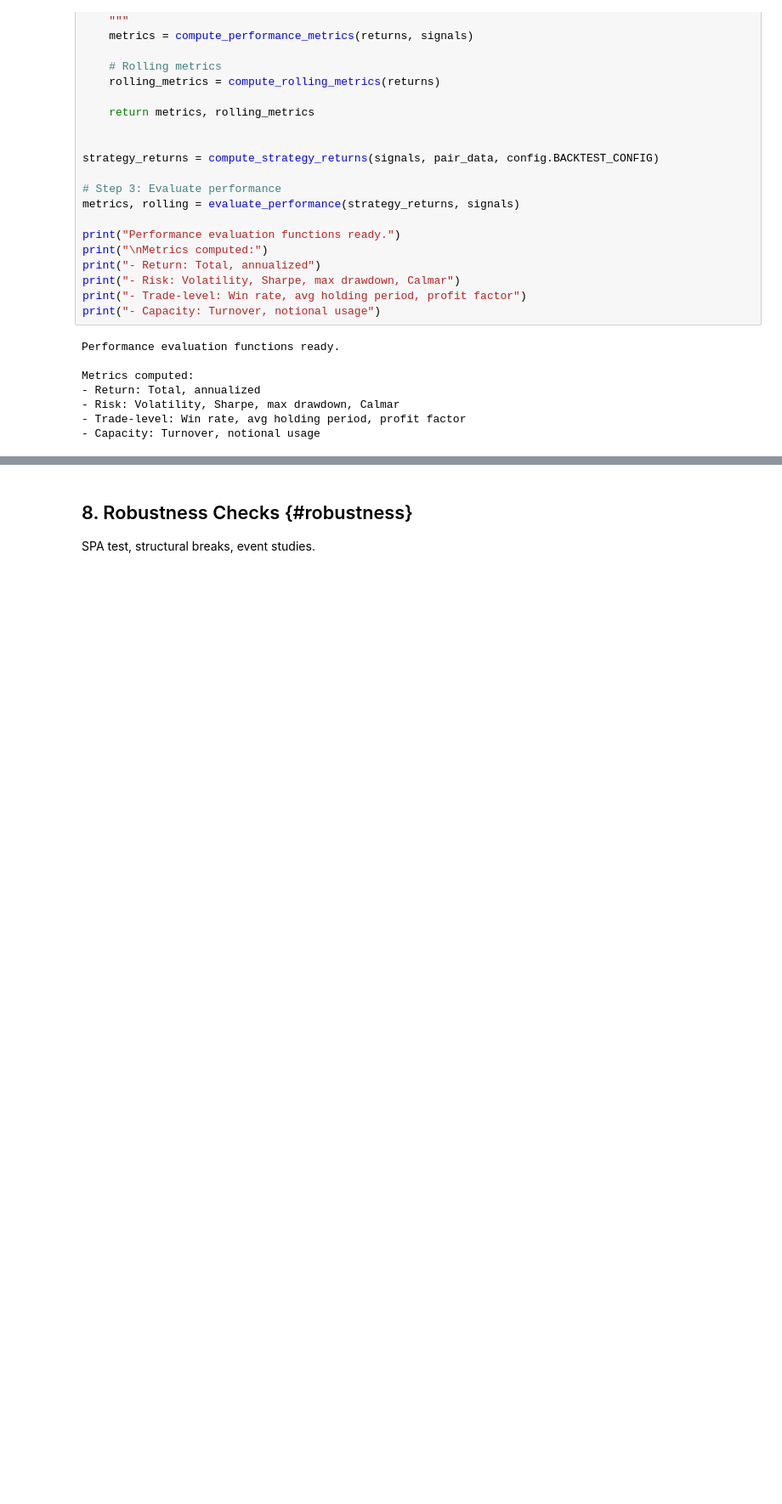
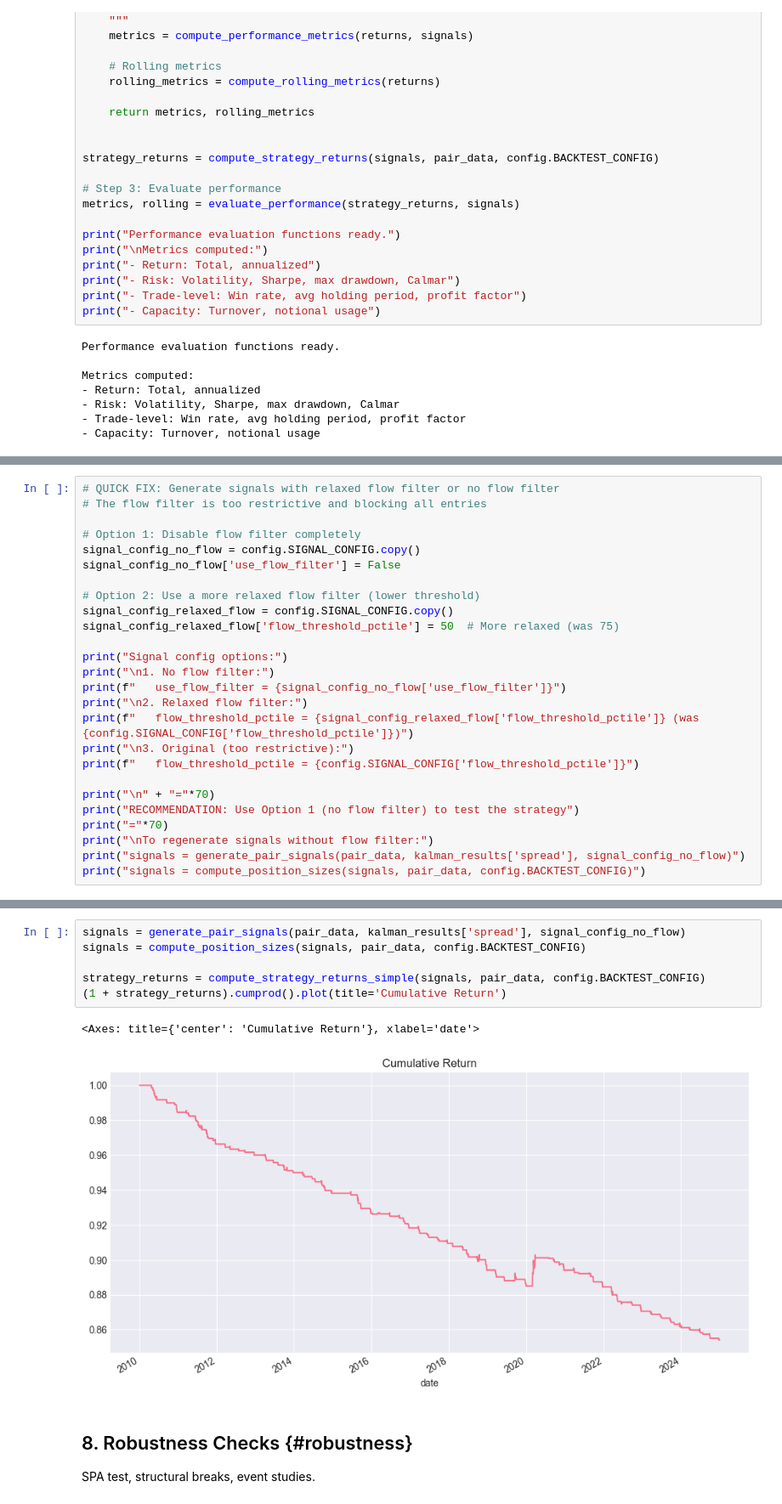
Before and after one commit to chalakorn49265/Statistical-Arbitrage-Group9, a Jupyter notebook: project/final_proj.ipynb, the cells around one changed output, grey strips where cells are left out. Shown at 85% size. Cells and saved outputs as stored; diff of their text form; blank space fills up the shorter version.

```diff
--- a/project/final_proj.ipynb
+++ b/project/final_proj.ipynb
@@ -564,0 +929,26 @@ metrics
+# %%
+# QUICK FIX: Generate signals with relaxed flow filter or no flow filter
+# The flow filter is too restrictive and blocking all entries
+
+# Option 1: Disable flow filter completely
+signal_config_no_flow = config.SIGNAL_CONFIG.copy()
+signal_config_no_flow['use_flow_filter'] = False
+
+# Option 2: Use a more relaxed flow filter (lower threshold)
+signal_config_relaxed_flow = config.SIGNAL_CONFIG.copy()
+signal_config_relaxed_flow['flow_threshold_pctile'] = 50  # More relaxed (was 75)
+
+print("Signal config options:")
+print("\n1. No flow filter:")
+print(f"   use_flow_filter = {signal_config_no_flow['use_flow_filter']}")
+print("\n2. Relaxed flow filter:")
+print(f"   flow_threshold_pctile = {signal_config_relaxed_flow['flow_threshold_pctile']} (was {config.SIGNAL_CONFIG['flow_threshold_pctile']})")
+print("\n3. Original (too restrictive):")
+print(f"   flow_threshold_pctile = {config.SIGNAL_CONFIG['flow_threshold_pctile']}")
+
+print("\n" + "="*70)
+print("RECOMMENDATION: Use Option 1 (no flow filter) to test the strategy")
+print("="*70)
+print("\nTo regenerate signals without flow filter:")
+print("signals = generate_pair_signals(pair_data, kalman_results['spread'], signal_config_no_flow)")
+print("signals = compute_position_sizes(signals, pair_data, config.BACKTEST_CONFIG)")
@@ -565,3 +974,12 @@ metrics
+# %%
+signals = generate_pair_signals(pair_data, kalman_results['spread'], signal_config_no_flow)
+signals = compute_position_sizes(signals, pair_data, config.BACKTEST_CONFIG)
+
+strategy_returns = compute_strategy_returns_simple(signals, pair_data, config.BACKTEST_CONFIG)
+(1 + strategy_returns).cumprod().plot(title='Cumulative Return')
+# %% [output]
+<Axes: title={'center': 'Cumulative Return'}, xlabel='date'>
+[figure, added]
 # %% [markdown]
 ## 8. Robustness Checks {#robustness}
 
```
Also changed, not shown: parts of 7 cells of this notebook.
